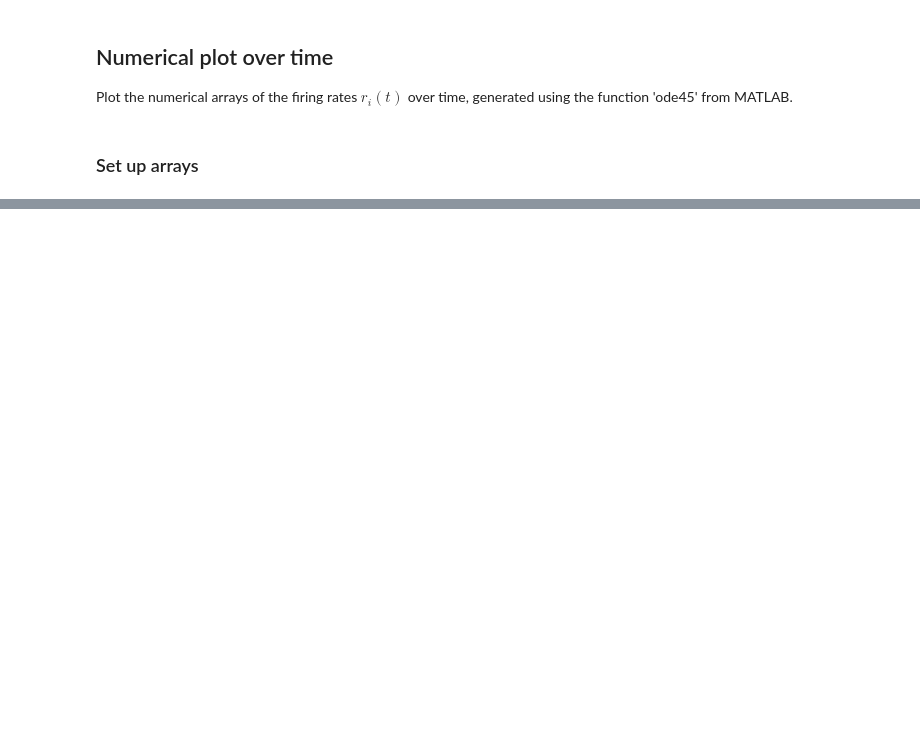
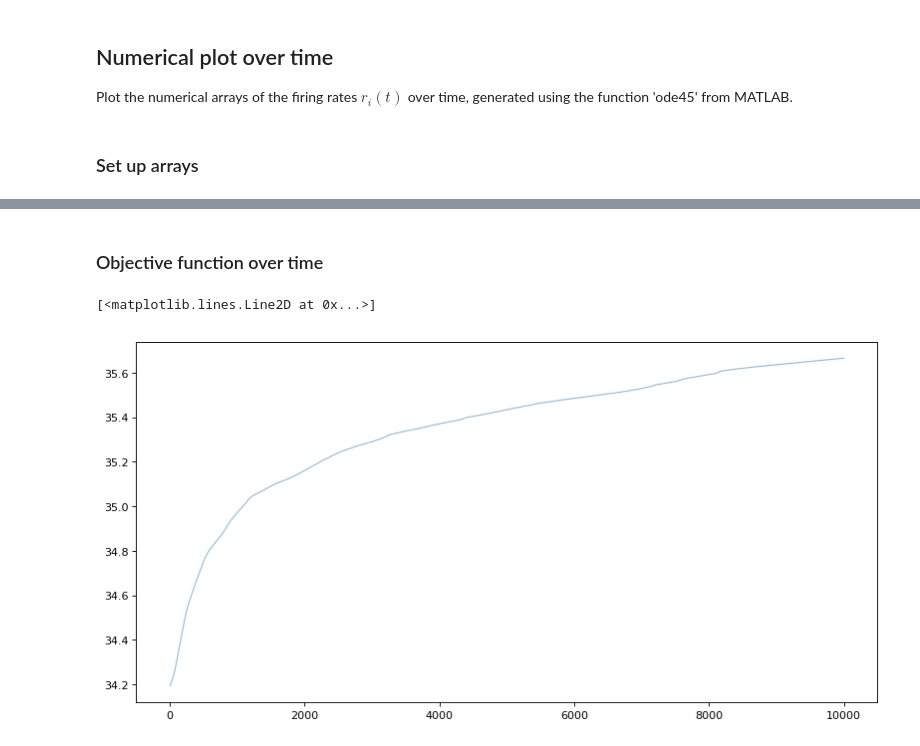
Before and after one commit to parkseo7/ADM-in-Neuronal-Population, a Jupyter notebook: script_matlabData.ipynb, the cells around one changed output, grey strips where cells are left out. Cells and saved outputs as stored; diff of their text form; code cells hidden in the pictures; blank space fills up the shorter version.

```diff
--- a/script_matlabData.ipynb
+++ b/script_matlabData.ipynb
@@ -140,3 +141,8 @@ Plot the numerical arrays of the firing rates $r_i(t)$ over time, generated usin
 isLabels = True # False if no labels on the plots
 rE = rE_iter[:,-1]
 rE_x = sol_t[-1] * 4/5 * np.ones(rE.shape)
+
+iters = np.arange(1,num_iter+1)
+objective = np.zeros(num_iter)
+for i in range(num_iter):
+    objective[i] = FunLib.objectiveFun(rE_iter[:,i])
@@ -161,0 +168,9 @@ if isLabels:
+# %% [markdown]
+### Objective function over time
+# %%
+fig, ax = plt.subplots(1, figsize=(12,6), dpi=80)
+
+ax.plot(iters, objective, lw=1.0, alpha=0.5, zorder=1)
+# %% [output]
+[<matplotlib.lines.Line2D at 0x...>]
+[figure, added]
```
Also changed, not shown: parts of 11 cells of this notebook, 43 other files.
